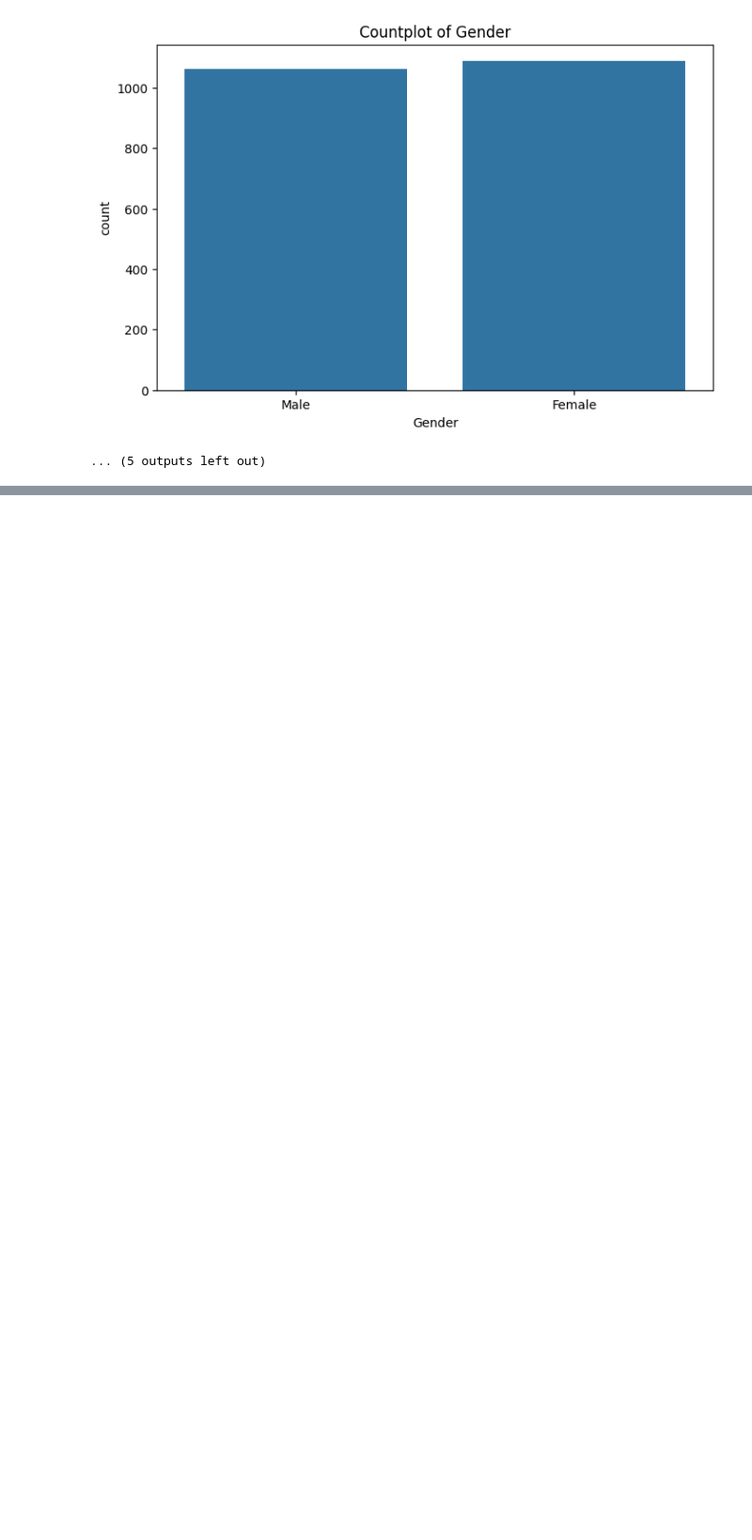
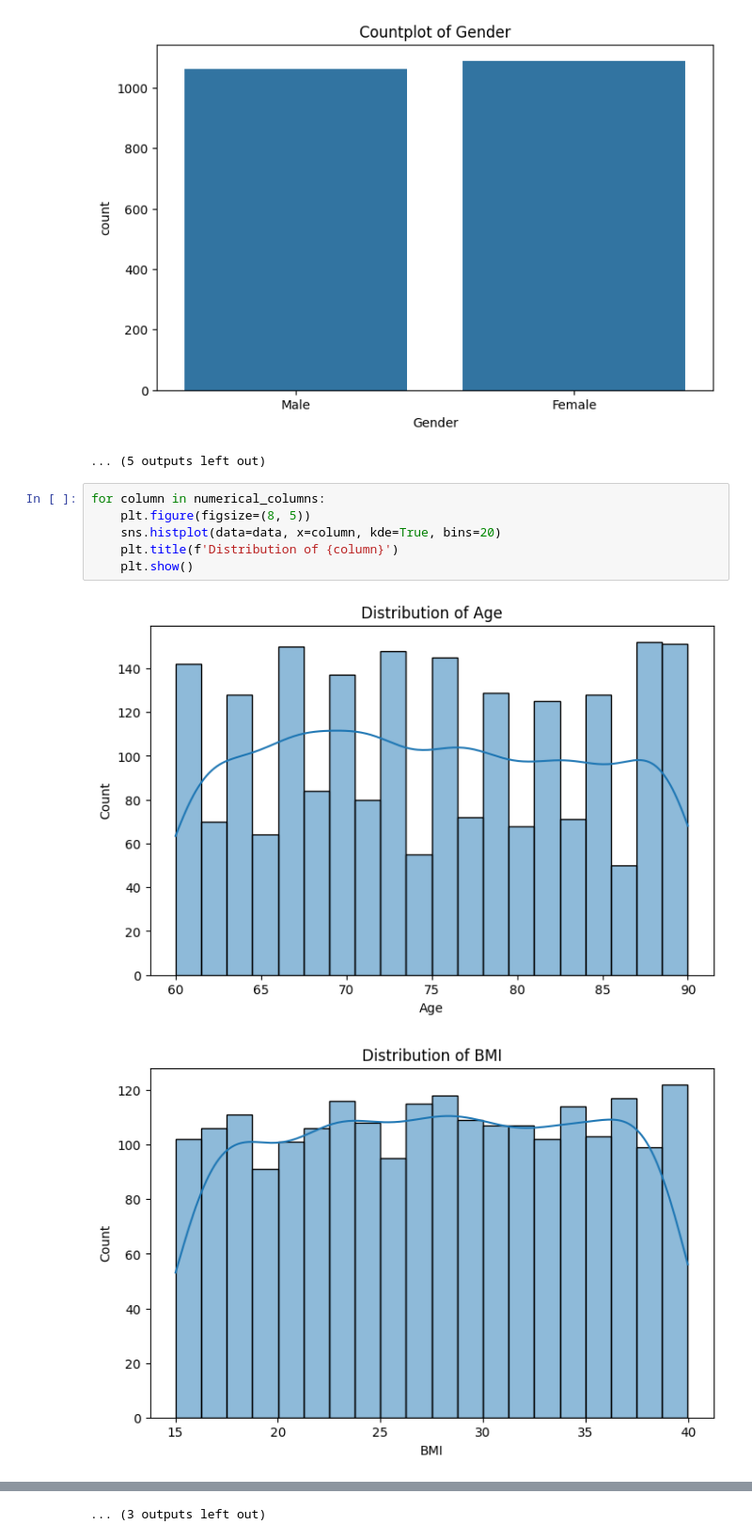
Before and after one commit to M-Kia/university-machine-learning, a Jupyter notebook: main.ipynb, the cells around one changed output, grey strips where cells are left out. Shown at 94% size. Cells and saved outputs as stored; diff of their text form; blank space fills up the shorter version.

```diff
--- a/main.ipynb
+++ b/main.ipynb
@@ -137,3 +137,12 @@ for column in categorical_columns:
 [figure]
 [figure]
 ... (5 outputs left out)
+# %%
+for column in numerical_columns:
+    plt.figure(figsize=(8, 5))
+    sns.histplot(data=data, x=column, kde=True, bins=20)
+    plt.title(f'Distribution of {column}')
+    plt.show()
+# %% [output]
+[figure, added]
+[figure, added]
@@ -139,0 +159 @@ for column in categorical_columns:
+... (3 outputs left out)
```
Also changed, not shown: parts of 3 cells of this notebook, 17 other files.
